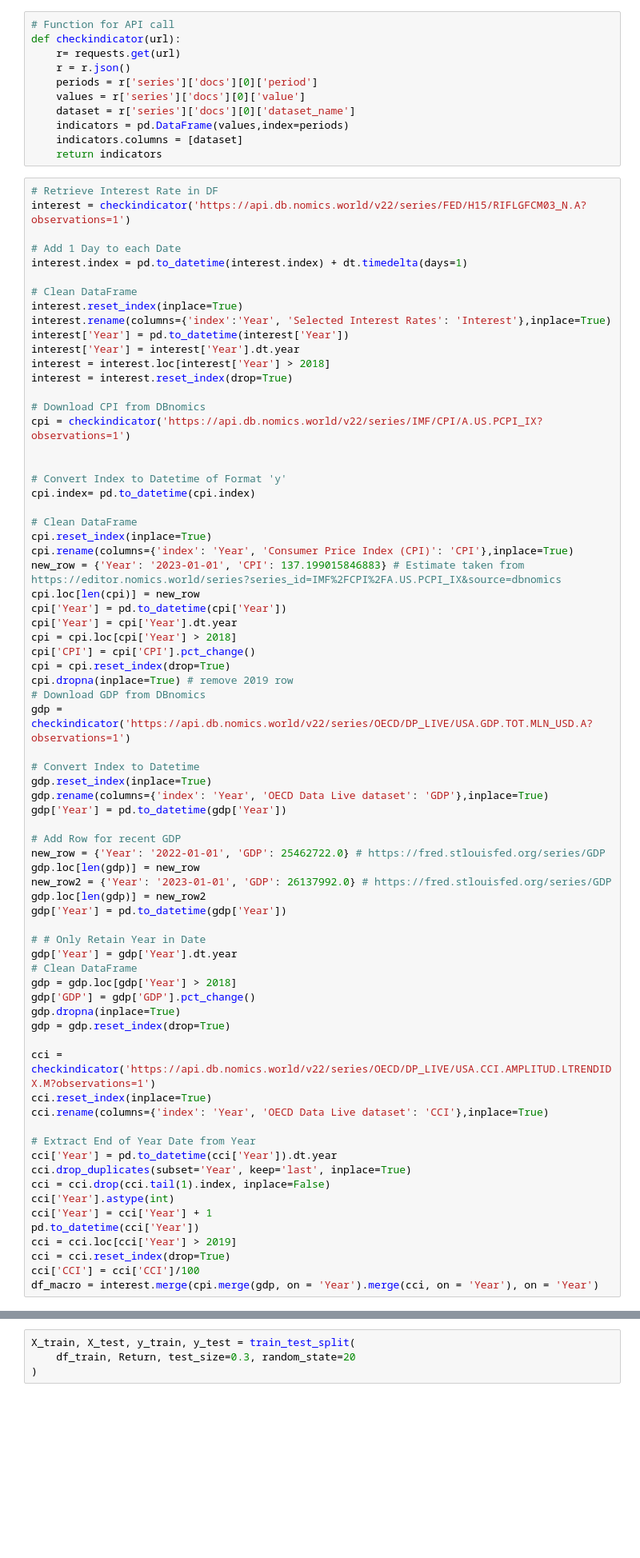
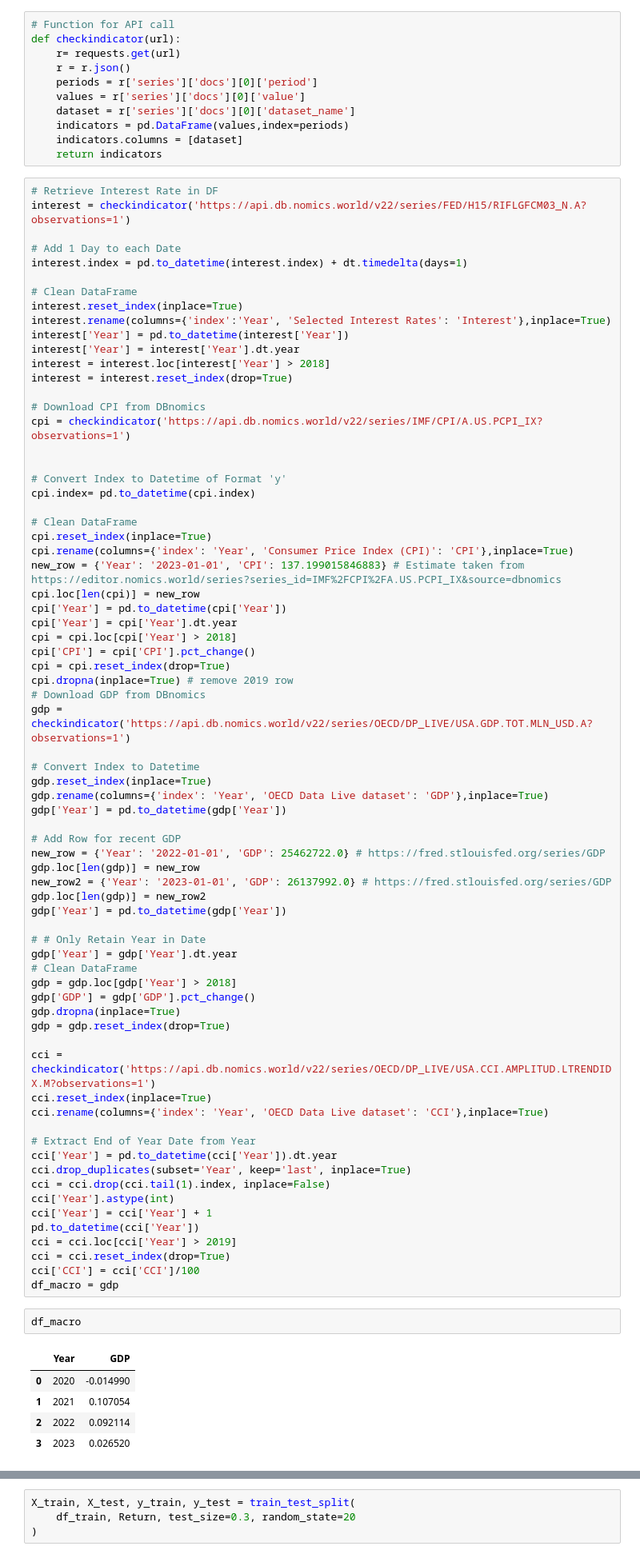
Before and after one commit to gav-conn/Finanacial_Data_Science, a Jupyter notebook: FDS_Project/MachineLearning_Model.ipynb, the cells around one changed output, grey strips where cells are left out. Shown: that part at 80% size. Saved outputs shown, nothing was run; the diff lists cells and outputs as text; blank space fills up the shorter version.

```diff
--- a/FDS_Project/MachineLearning_Model.ipynb
+++ b/FDS_Project/MachineLearning_Model.ipynb
@@ -143,6 +154,14 @@ pd.to_datetime(cci['Year'])
 cci = cci.loc[cci['Year'] > 2019]
 cci = cci.reset_index(drop=True)
 cci['CCI'] = cci['CCI']/100
-df_macro = interest.merge(cpi.merge(gdp, on = 'Year').merge(cci, on = 'Year'), on = 'Year')
+df_macro = gdp
+# %%
+df_macro
+# %% [output]
+|  | Year | GDP |
+| 0 | 2020 | -0.014990 |
+| 1 | 2021 | 0.107054 |
+| 2 | 2022 | 0.092114 |
+| 3 | 2023 | 0.026520 |
 # %%
 df_copy = df_pivot_joined.copy()
```
Also changed, not shown: parts of 22 cells of this notebook, 1 other file.
